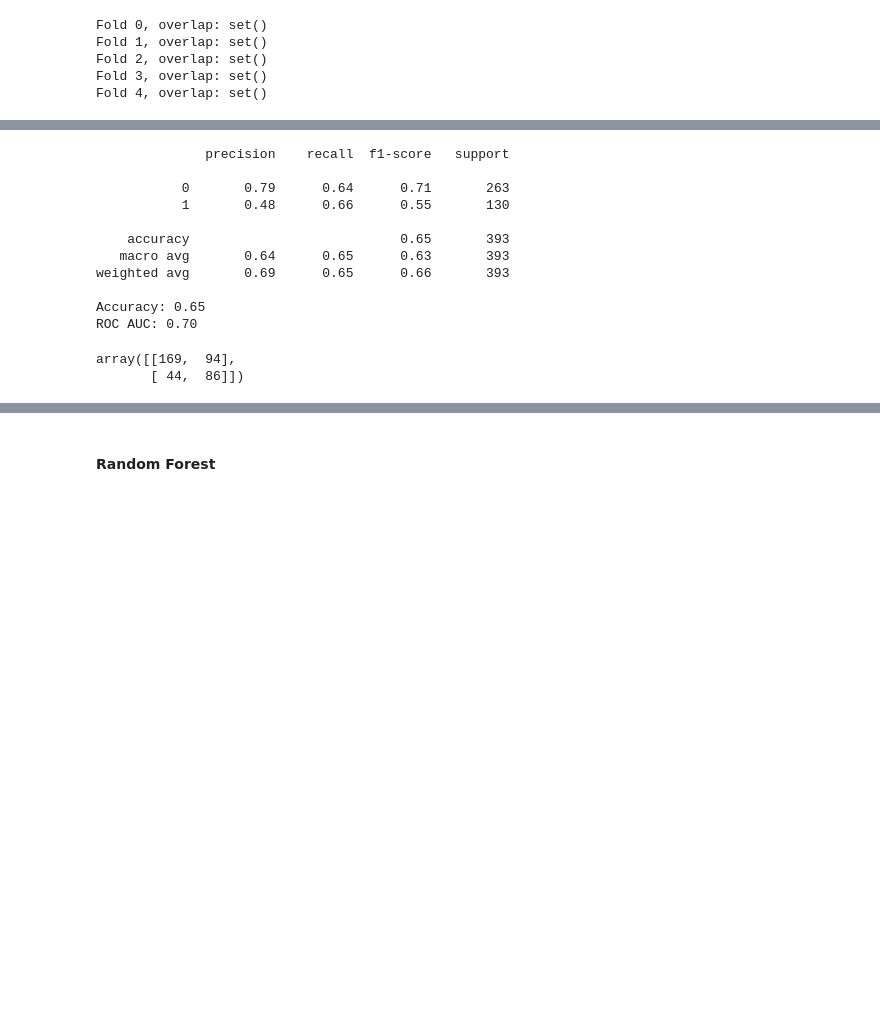
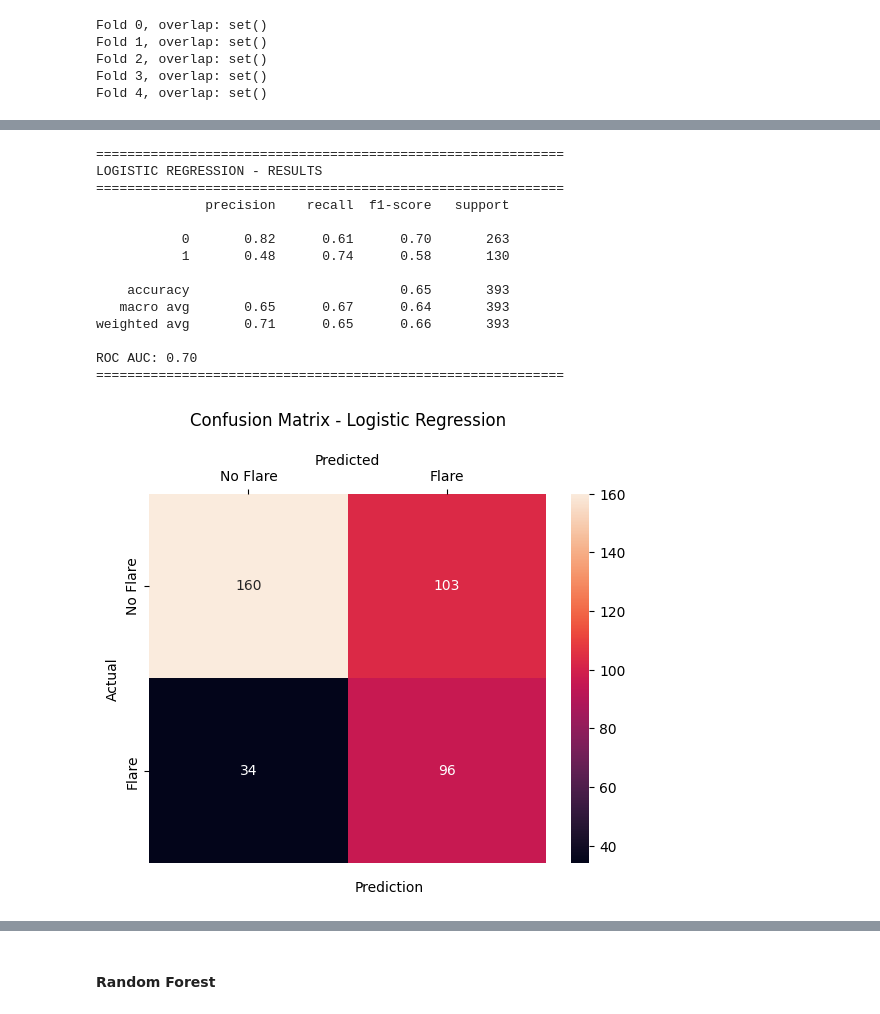
Before and after one commit to konnatzeik/Master_Thesis, a Jupyter notebook: notebooks/02_modeling.ipynb, the cells around one changed output, grey strips where cells are left out. Cells and saved outputs as stored; diff of their text form; code cells hidden in the pictures; blank space fills up the shorter version.

```diff
--- a/notebooks/02_modeling.ipynb
+++ b/notebooks/02_modeling.ipynb
@@ -364,43 +546,49 @@ Best CV score: 0.548994350762675
 # %%
-y_pred_lr = cross_val_predict(best_lr,
-                            X,
-                            y,
-                            cv=stratified_group_kfold,
-                            groups=groups,
-                            method='predict')
+y_prob_lr = cross_val_predict(best_lr, X, y, cv=stratified_group_kfold, groups=groups, method='predict_proba')[:, 1]
 
+y_threshold_lr = 0.4934  # Default threshold
+y_pred_lr = (y_prob_lr >= y_threshold_lr).astype(int)
 
-y_prob_lr = cross_val_predict(best_lr,
-                            X,
-                            y,
-                            cv=stratified_group_kfold,
-                            groups=groups,
-                            method='predict_proba')[:, 1]
-
-
-print(classification_report(y, y_pred_lr))
-print(f"Accuracy: {accuracy_score(y, y_pred_lr):.2f}")
-
-roc_auc = roc_auc_score(y, y_prob_lr)
-print(f"ROC AUC: {roc_auc:.2f}")
+# Compute and display metrics
+print("\n" + "="*60)
+print("LOGISTIC REGRESSION - RESULTS")
+print("="*60)
+print(classification_report(y, y_pred_lr, zero_division=0))
+print(f"ROC AUC: {roc_auc_score(y, y_prob_lr):.2f}")
+print("="*60)
 # %% [output]
+============================================================
+LOGISTIC REGRESSION - RESULTS
+============================================================
               precision    recall  f1-score   support
 
-           0       0.79      0.64      0.71       263
-           1       0.48      0.66      0.55       130
+           0       0.82      0.61      0.70       263
+           1       0.48      0.74      0.58       130
 
     accuracy                           0.65       393
-   macro avg       0.64      0.65      0.63       393
-weighted avg       0.69      0.65      0.66       393
+   macro avg       0.65      0.67      0.64       393
+weighted avg       0.71      0.65      0.66       393
 
-Accuracy: 0.65
 ROC AUC: 0.70
+============================================================
 # %%
 cm = confusion_matrix(y, y_pred_lr)
-cm
+
+sns.heatmap(cm,
+            annot=True,
+            fmt='g',
+            xticklabels=['No Flare', 'Flare'],
+            yticklabels=['No Flare', 'Flare'])
+
+plt.ylabel('Actual', fontsize=10)
+plt.title('Confusion Matrix - Logistic Regression', fontsize=12, pad=20)
+plt.gca().xaxis.set_label_position('top')
+plt.xlabel('Predicted', fontsize=10)
+plt.gca().xaxis.tick_top()
+plt.gca().figure.text(0.5, 0.05, 'Prediction', ha='center', fontsize=10)
+plt.show()
 # %% [output]
-array([[169,  94],
-       [ 44,  86]])
+[figure, added]
 # %%
 #Calculate the ROC curve
 fpr, tpr, thresholds = roc_curve(y, y_prob_lr)
```
Also changed, not shown: parts of 41 cells of this notebook.
